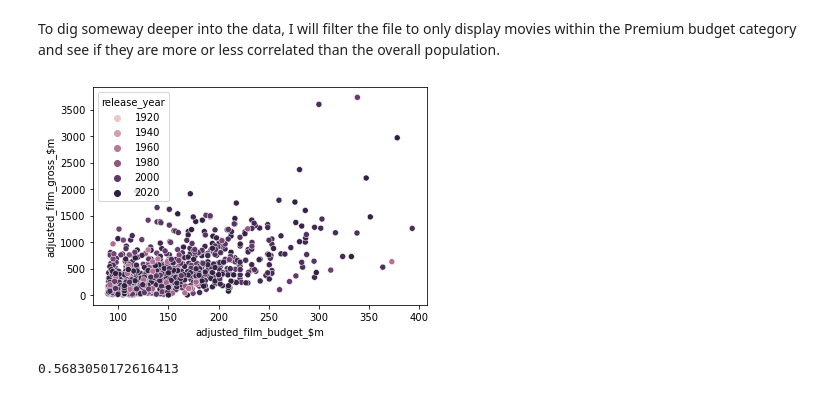
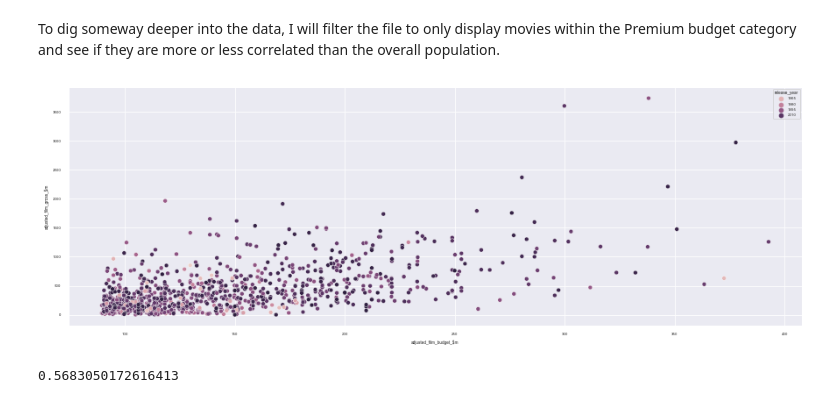
Before and after one commit to ianrowe101/UCDPA_Ian_Rowe, a Jupyter notebook: assignment_analysis.ipynb, the cells around one changed output. Cells and saved outputs as stored; diff of their text form; code cells hidden in the pictures.

```diff
--- a/assignment_analysis.ipynb
+++ b/assignment_analysis.ipynb
@@ -1180,6 +1188,8 @@ memory usage: 1.1+ MB
 Taking my first steps into analysing the financial data I've now pulled together, I can use visualisation via a scatterplot chart to display where the film titles fall when we plot them by by adjusted gross and budget.
 # %%
 overall_financial_scatterplot = sns.scatterplot(x='adjusted_film_budget_$m',y='adjusted_film_gross_$m', data=film_financial_data, hue='release_year')
+sns.set(rc={'figure.figsize':(15,5)})
+sns.set_context("paper", font_scale=0.5)
 fig2 = overall_financial_scatterplot.get_figure()
 fig2.savefig("overall_scatter_budget_gross.jpg")
 # %% [output]
@@ -1198,10 +1208,12 @@ To dig someway deeper into the data, I will filter the file to only display movi
 premiumfilm_financial_data = film_financial_data[film_financial_data['budget_category'] == 'Premium']
 # %%
 premium_financial_scatterplot = sns.scatterplot(x='adjusted_film_budget_$m',y='adjusted_film_gross_$m', data=premiumfilm_financial_data, hue='release_year')
+sns.set(rc={'figure.figsize':(15,5)})
+sns.set_context("paper", font_scale=0.5)
 fig3 = premium_financial_scatterplot.get_figure()
 fig3.savefig("premium_scatter_budget_gross.jpg")
 # %% [output]
-[figure, old version]
+[figure, new version]
 # %%
 premiumfilm_financial_data.corr().loc['adjusted_film_budget_$m','adjusted_film_gross_$m']
 # %% [output]
```
Also changed, not shown: parts of 54 cells of this notebook, 1 other file.
